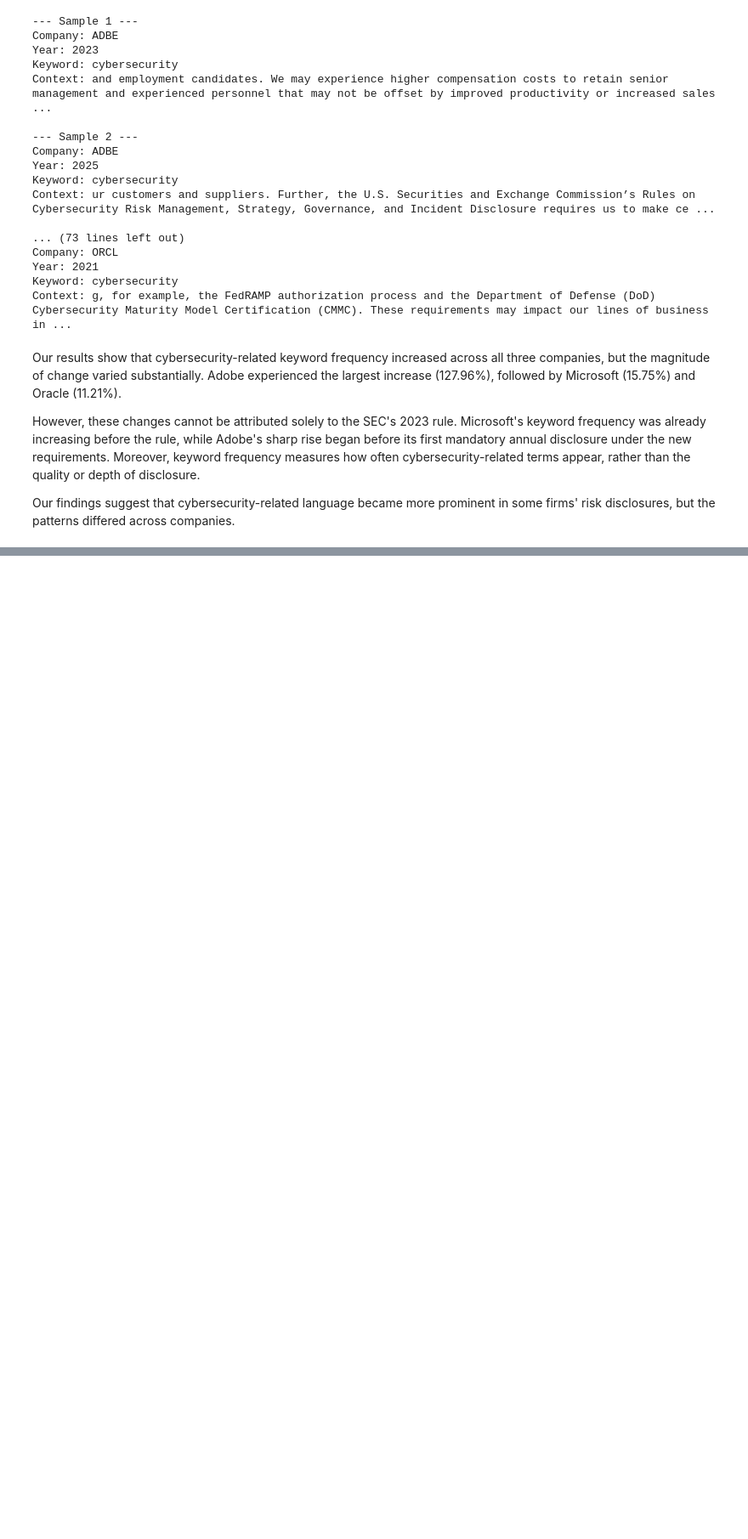
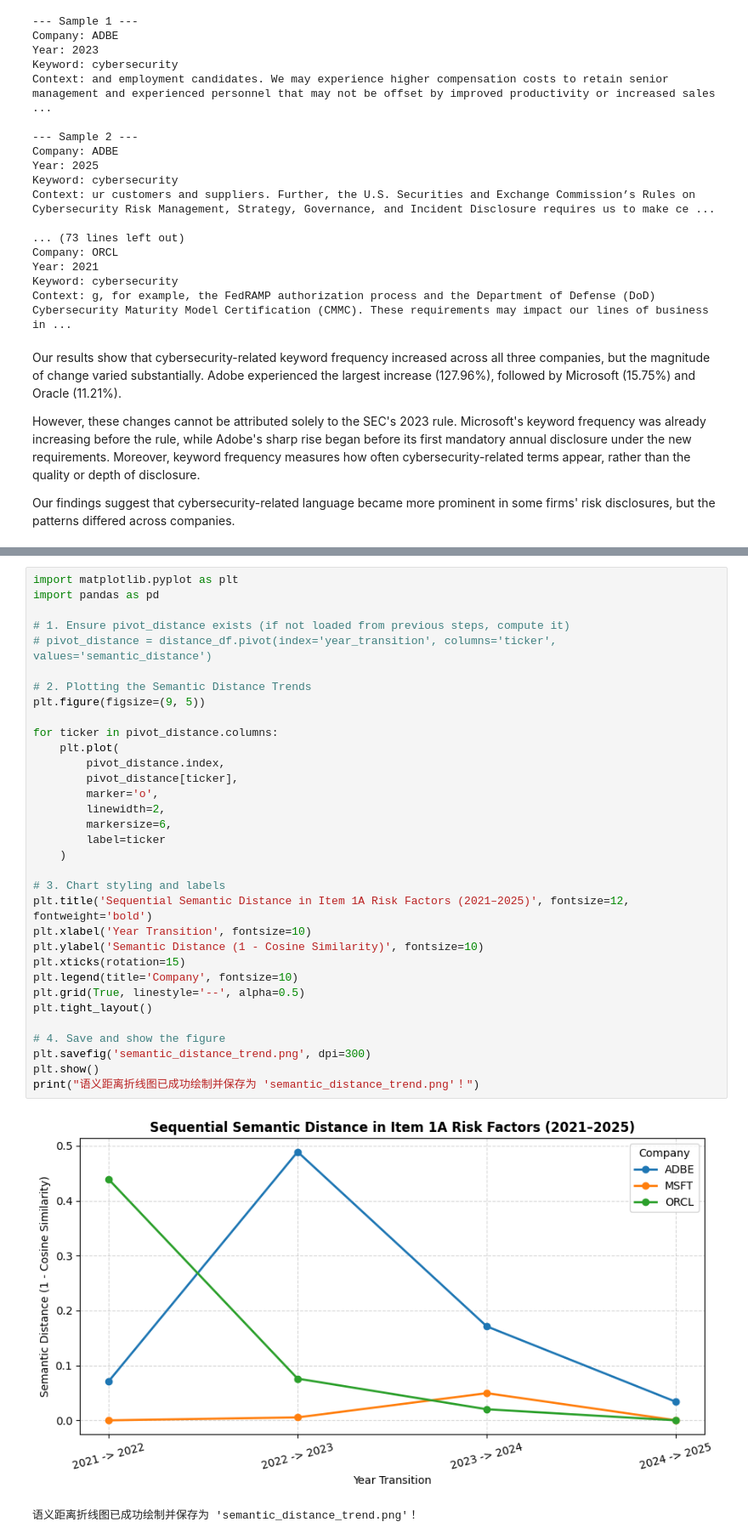
Before and after one commit to lillianhe629/team-9-project, a Jupyter notebook: sec_edgar_student_starter/eda_analysis.ipynb, the cells around one changed output, grey strips where cells are left out. Shown at 85% size. Saved outputs shown, nothing was run; the diff lists cells and outputs as text; blank space fills up the shorter version.

```diff
--- a/sec_edgar_student_starter/eda_analysis.ipynb
+++ b/sec_edgar_student_starter/eda_analysis.ipynb
@@ -398,0 +504,36 @@ Our findings suggest that cybersecurity-related language became more prominent i
+# %%
+import matplotlib.pyplot as plt
+import pandas as pd
+
+# 1. Ensure pivot_distance exists (if not loaded from previous steps, compute it)
+# pivot_distance = distance_df.pivot(index='year_transition', columns='ticker', values='semantic_distance')
+
+# 2. Plotting the Semantic Distance Trends
+plt.figure(figsize=(9, 5))
+
+for ticker in pivot_distance.columns:
+    plt.plot(
+        pivot_distance.index,
+        pivot_distance[ticker],
+        marker='o',
+        linewidth=2,
+        markersize=6,
+        label=ticker
+    )
+
+# 3. Chart styling and labels
+plt.title('Sequential Semantic Distance in Item 1A Risk Factors (2021–2025)', fontsize=12, fontweight='bold')
+plt.xlabel('Year Transition', fontsize=10)
+plt.ylabel('Semantic Distance (1 - Cosine Similarity)', fontsize=10)
+plt.xticks(rotation=15)
+plt.legend(title='Company', fontsize=10)
+plt.grid(True, linestyle='--', alpha=0.5)
+plt.tight_layout()
+
+# 4. Save and show the figure
+plt.savefig('semantic_distance_trend.png', dpi=300)
+plt.show()
+print("语义距离折线图已成功绘制并保存为 'semantic_distance_trend.png'！")
+# %% [output]
+[figure, added]
+语义距离折线图已成功绘制并保存为 'semantic_distance_trend.png'！
```
Also changed, not shown: parts of 2 cells of this notebook, 3 other files.
